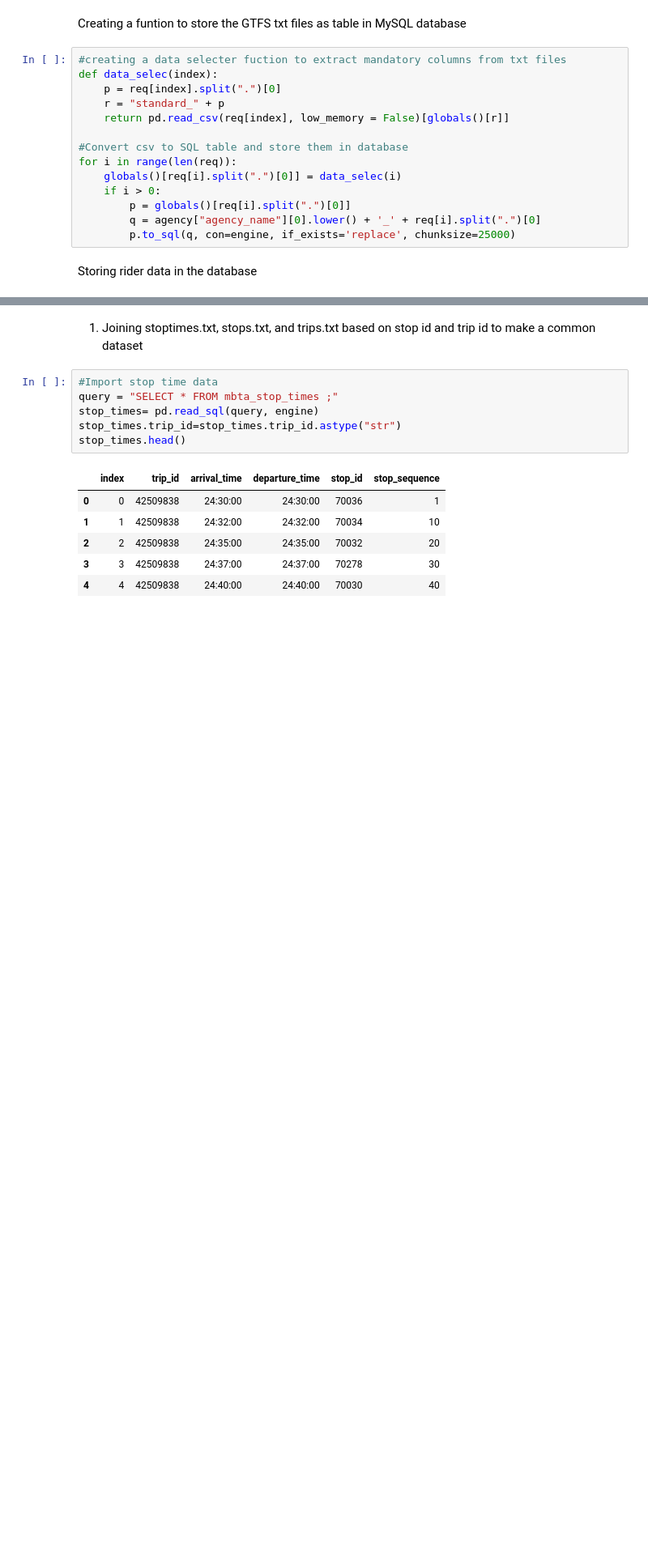
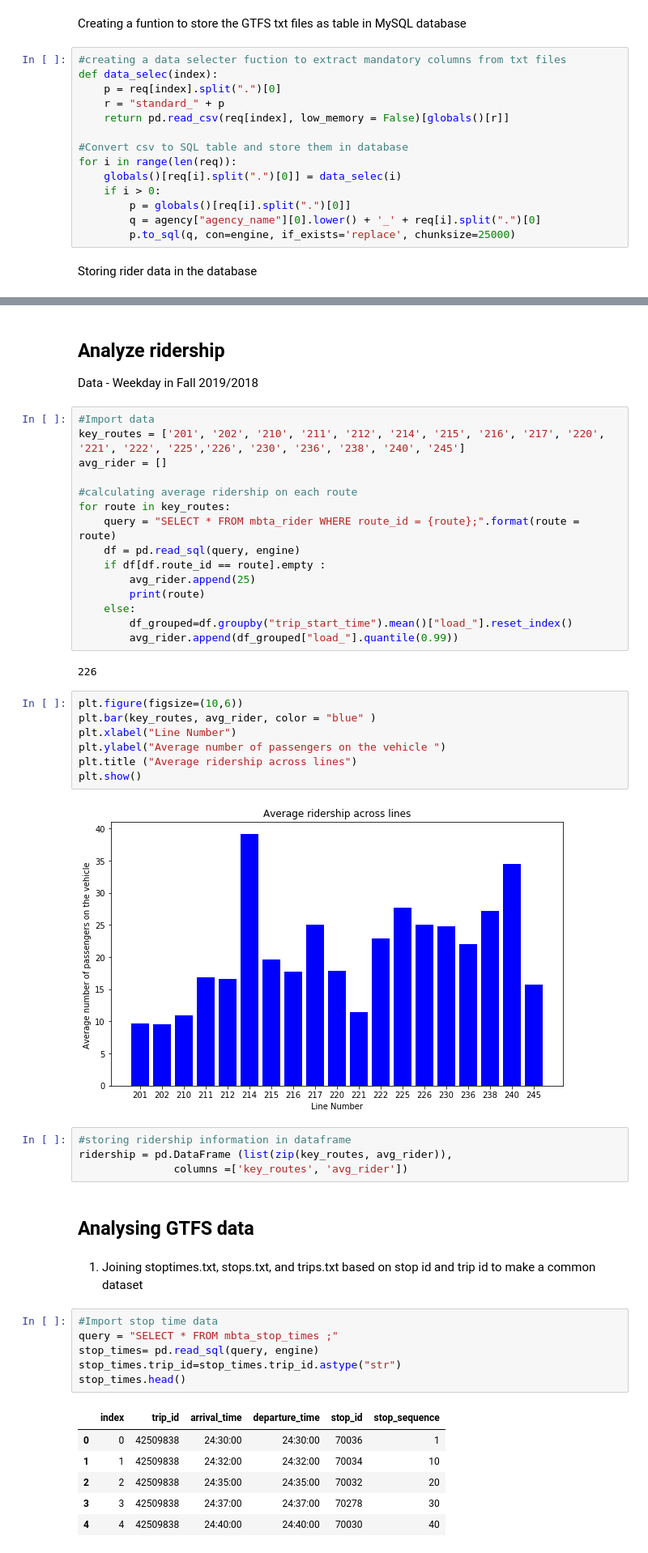
Before and after one commit to UpadhiV/evfleets, a Jupyter notebook: Boston .ipynb, the cells around one changed output, grey strips where cells are left out. Shown: that part at 81% size. Cells and saved outputs as stored; diff of their text form; blank space fills up the shorter version.

```diff
--- a/Boston .ipynb
+++ b/Boston .ipynb
@@ -91,3 +92,39 @@ mbta_rider[mbta_rider["route_id"] == "1"]
+# %% [markdown]
+## Analyze ridership
+
+Data - Weekday in Fall 2019/2018
+# %%
+#Import data
+key_routes = ['201', '202', '210', '211', '212', '214', '215', '216', '217', '220', '221', '222', '225','226', '230', '236', '238', '240', '245']
+avg_rider = []
+
+#calculating average ridership on each route
+for route in key_routes:
+    query = "SELECT * FROM mbta_rider WHERE route_id = {route};".format(route = route)
+    df = pd.read_sql(query, engine)
+    if df[df.route_id == route].empty :
+        avg_rider.append(25)
+        print(route)
+    else:
+        df_grouped=df.groupby("trip_start_time").mean()["load_"].reset_index()
+        avg_rider.append(df_grouped["load_"].quantile(0.99))
+# %% [output]
+226
+# %%
+plt.figure(figsize=(10,6))
+plt.bar(key_routes, avg_rider, color = "blue" )
+plt.xlabel("Line Number")
+plt.ylabel("Average number of passengers on the vehicle ")
+plt.title ("Average ridership across lines")
+plt.show()
+# %% [output]
+[figure, added]
+# %%
+#storing ridership information in dataframe
+ridership = pd.DataFrame (list(zip(key_routes, avg_rider)),
+               columns =['key_routes', 'avg_rider'])
+# %% [markdown]
+## Analysing GTFS data
 # %% [markdown]
 1. Joining stoptimes.txt, stops.txt, and trips.txt based on stop id and trip id to make a common dataset
 # %%
```
Also changed, not shown: parts of 40 cells of this notebook.
